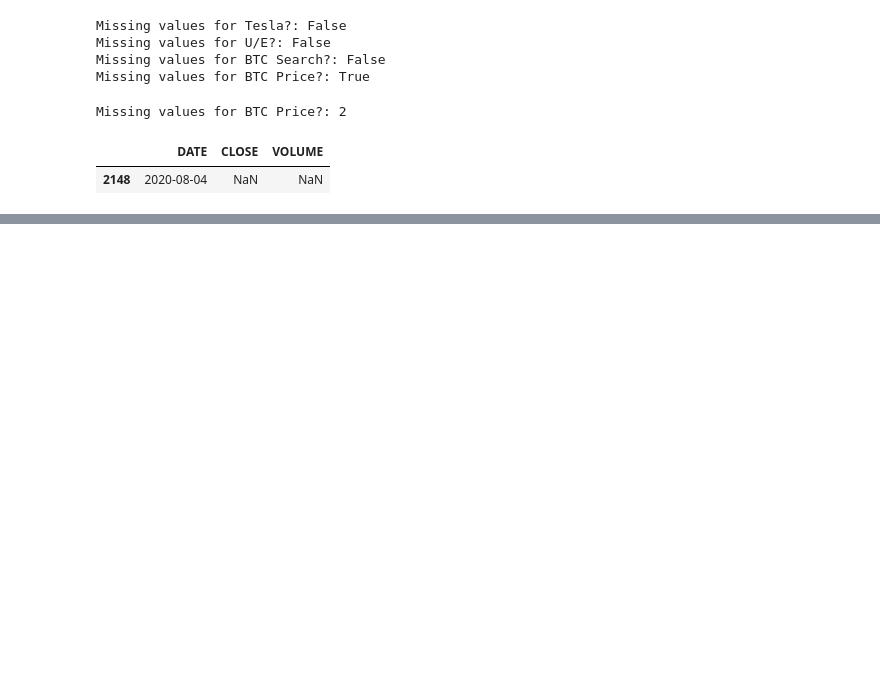
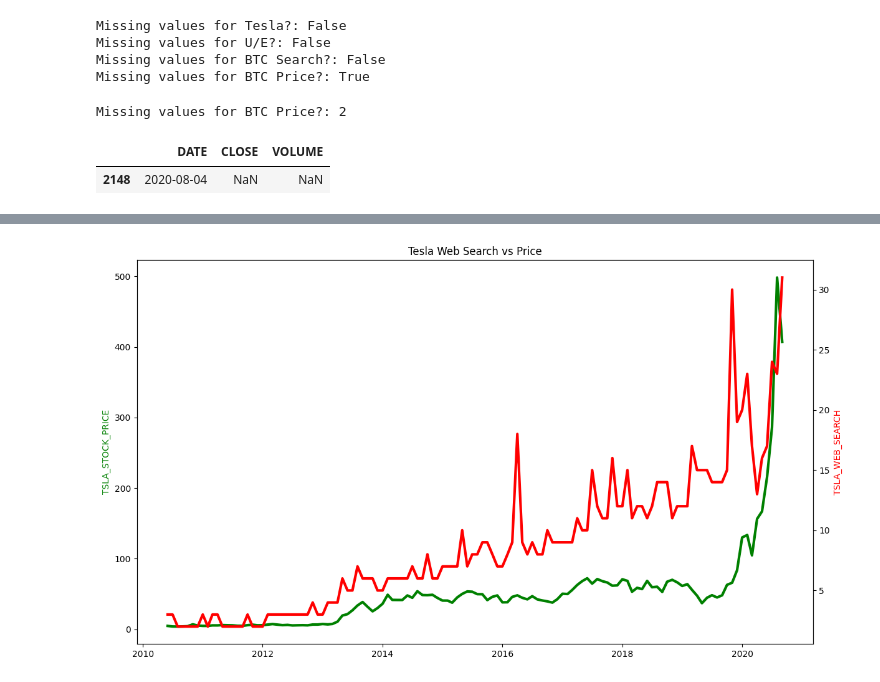
Before and after one commit to Shwifty0/100DOC, a Jupyter notebook: 100DOCDay75/100DOCday75.ipynb, the cells around one changed output, grey strips where cells are left out. Saved outputs shown, nothing was run; the diff lists cells and outputs as text; code cells hidden in the pictures; blank space fills up the shorter version.

```diff
--- a/100DOCDay75/100DOCday75.ipynb
+++ b/100DOCDay75/100DOCday75.ipynb
@@ -124,4 +122,5 @@ df_bitcoin_price = pd.to_datetime(df_bitcoin_price["DATE"])
 # %%
-df_bitcoin_search = pd.to_datetime(df_bitcoin_search["MONTH"])
-df_tesla = pd.to_datetime(df_tesla["MONTH"])
-df_unemployment2020 = pd.to_datetime(df_unemployment2020["MONTH"])
+df_bitcoin_price.DATE = pd.to_datetime(df_bitcoin_price.DATE)
+df_bitcoin_search.MONTH = pd.to_datetime(df_bitcoin_search.MONTH)
+df_tesla.MONTH = pd.to_datetime(df_tesla.MONTH)
+df_unemployment2020.MONTH = pd.to_datetime(df_unemployment2020.MONTH)
@@ -127,0 +148,18 @@ df_unemployment2020 = pd.to_datetime(df_unemployment2020["MONTH"])
+# %%
+plt.figure(figsize=(14, 8))
+
+ax1 = plt.gca() # get current axes
+ax2 = ax1.twinx()
+
+ax1.plot(df_tesla.MONTH, df_tesla.TSLA_USD_CLOSE, color = "green", linewidth=3)
+ax2.plot(df_tesla.MONTH, df_tesla.TSLA_WEB_SEARCH, color = "red", linewidth=3)
+
+
+ax1.set_ylabel("TSLA_STOCK_PRICE", color = "green")
+ax2.set_ylabel("TSLA_WEB_SEARCH", color = "red")
+
+plt.title("Tesla Web Search vs Price")
+plt.xticks(fontsize=14, rotation=45)
+plt.show()
+# %% [output]
+[figure, added]
```
Also changed, not shown: parts of 5 cells of this notebook.
